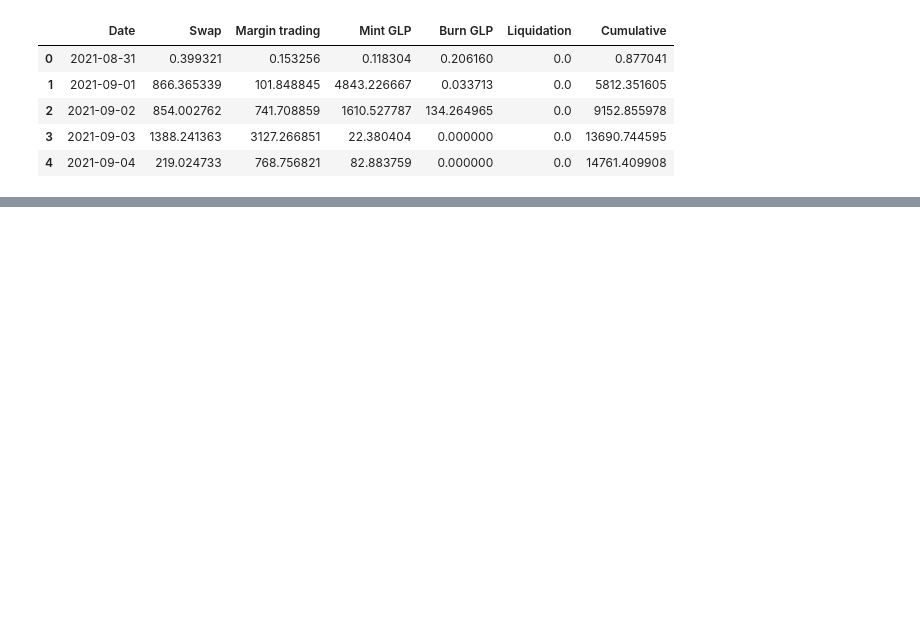
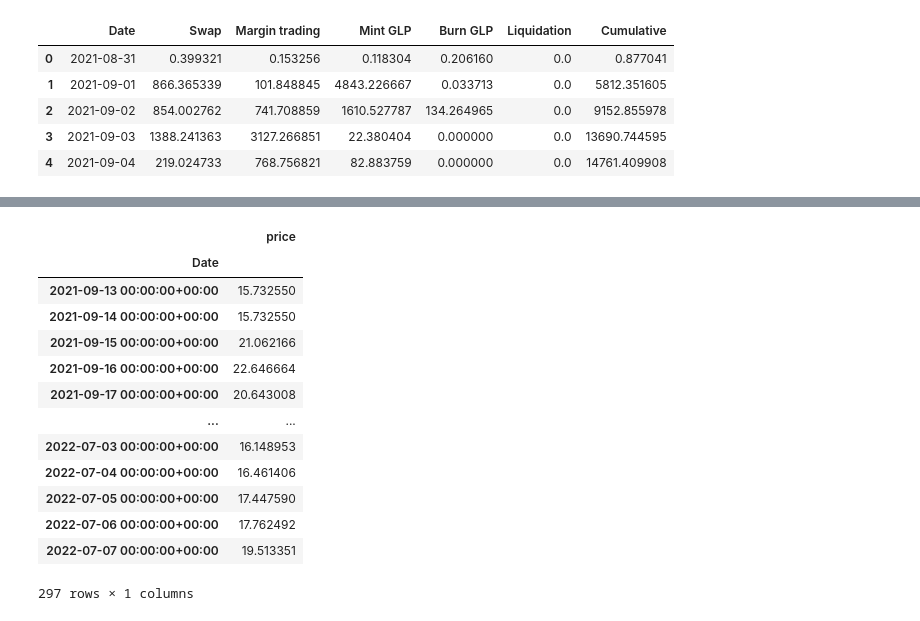
Before and after one commit to chainbound/profit-sharing-protocols-research, a Jupyter notebook: gmx.ipynb, the cells around one changed output, grey strips where cells are left out. Saved outputs shown, nothing was run; the diff lists cells and outputs as text; code cells hidden in the pictures; blank space fills up the shorter version.

```diff
--- a/gmx.ipynb
+++ b/gmx.ipynb
@@ -28,0 +92,17 @@ gmx_arb[['Swap',  'Mint GLP', 'Burn GLP', 'Liquidation','Margin trading']].head(
+# %%
+gmx_price
+# %% [output]
+|  | price |
+| Date |  |
+| 2021-09-13 00:00:00+00:00 | 15.732550 |
+| 2021-09-14 00:00:00+00:00 | 15.732550 |
+| 2021-09-15 00:00:00+00:00 | 21.062166 |
+| 2021-09-16 00:00:00+00:00 | 22.646664 |
+| 2021-09-17 00:00:00+00:00 | 20.643008 |
+| ... | ... |
+| 2022-07-03 00:00:00+00:00 | 16.148953 |
+| 2022-07-04 00:00:00+00:00 | 16.461406 |
+| 2022-07-05 00:00:00+00:00 | 17.447590 |
+| 2022-07-06 00:00:00+00:00 | 17.762492 |
+| 2022-07-07 00:00:00+00:00 | 19.513351 |
+297 rows × 1 columns
```
Also changed, not shown: parts of 6 cells of this notebook, 1 other file.
